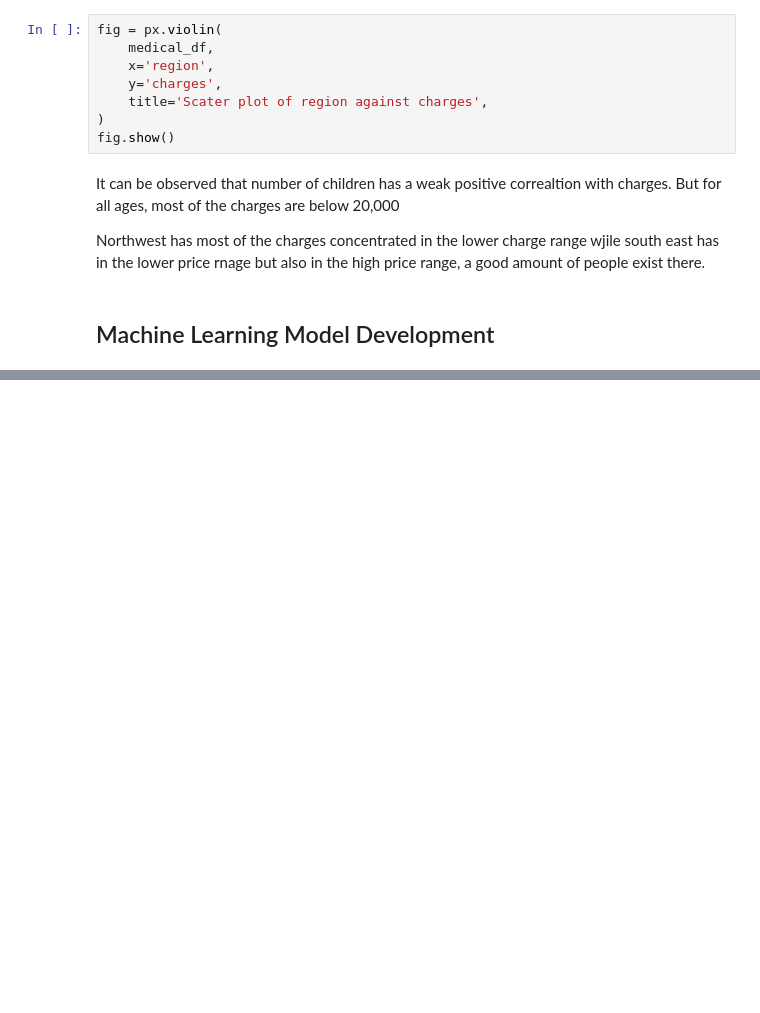
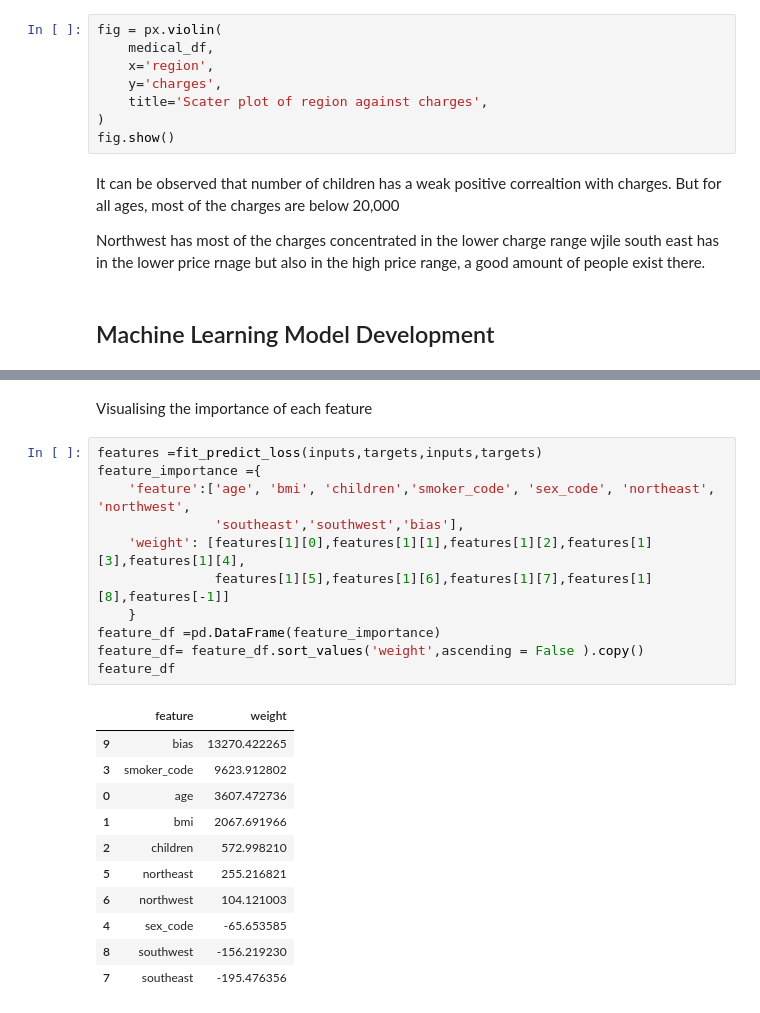
Before and after one commit to kasuleBS/Machine_Learning_Lesson, a Jupyter notebook: linear_regression.ipynb, the cells around one changed output, grey strips where cells are left out. Cells and saved outputs as stored; diff of their text form; blank space fills up the shorter version.

```diff
--- a/linear_regression.ipynb
+++ b/linear_regression.ipynb
@@ -391,0 +548,25 @@ Northwest has most of the charges concentrated in the lower charge range wjile s
+# %% [markdown]
+Visualising the importance of each feature
+# %%
+features =fit_predict_loss(inputs,targets,inputs,targets)
+feature_importance ={
+    'feature':['age', 'bmi', 'children','smoker_code', 'sex_code', 'northeast', 'northwest',
+               'southeast','southwest','bias'],
+    'weight': [features[1][0],features[1][1],features[1][2],features[1][3],features[1][4],
+               features[1][5],features[1][6],features[1][7],features[1][8],features[-1]]
+    }
+feature_df =pd.DataFrame(feature_importance)
+feature_df= feature_df.sort_values('weight',ascending = False ).copy()
+feature_df
+# %% [output]
+|  | feature | weight |
+| 9 | bias | 13270.422265 |
+| 3 | smoker_code | 9623.912802 |
+| 0 | age | 3607.472736 |
+| 1 | bmi | 2067.691966 |
+| 2 | children | 572.998210 |
+| 5 | northeast | 255.216821 |
+| 6 | northwest | 104.121003 |
+| 4 | sex_code | -65.653585 |
+| 8 | southwest | -156.219230 |
+| 7 | southeast | -195.476356 |
```
Also changed, not shown: parts of 32 cells of this notebook.
